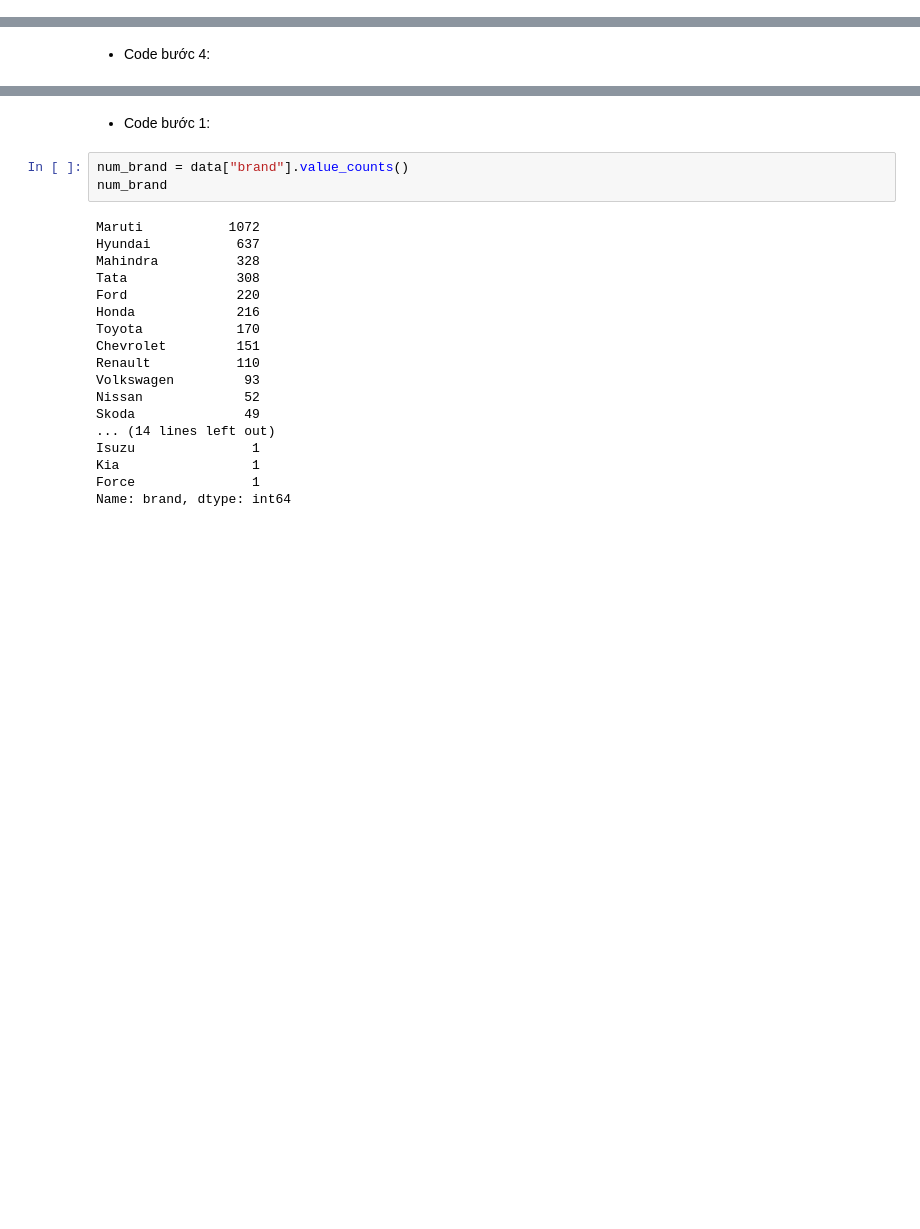
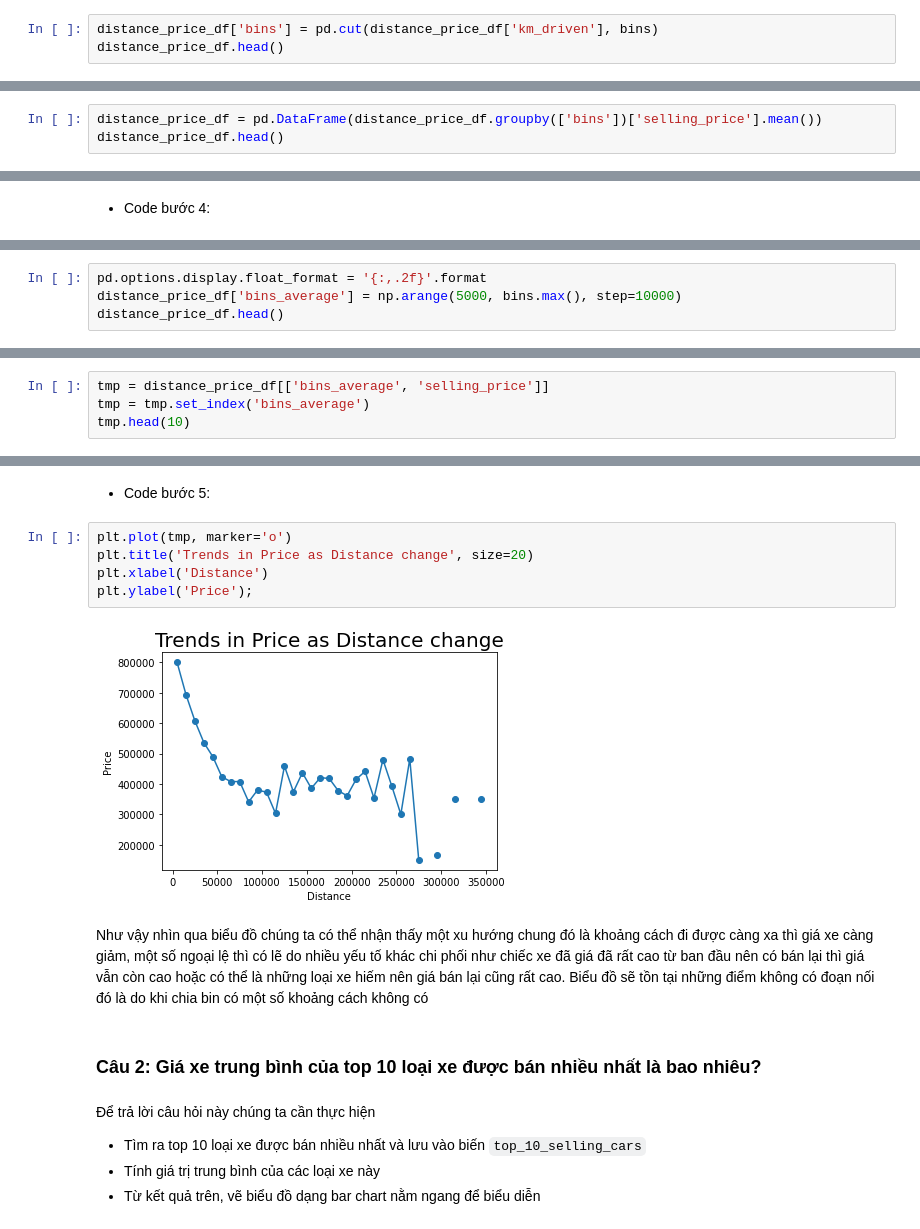
Before and after one commit to syhcmus/LTKHDL, a Jupyter notebook: 18120491_18120540.ipynb, the cells around one changed output, grey strips where cells are left out. Drawn from its saved outputs; the diff is of its cells as text; blank space fills up the shorter version.

```diff
--- a/18120491_18120540.ipynb
+++ b/18120491_18120540.ipynb
@@ -156,0 +326,3 @@ Name: selling_price, dtype: float64
+# %%
+distance_price_df['bins'] = pd.cut(distance_price_df['km_driven'], bins)
+distance_price_df.head()
@@ -174,0 +338,3 @@ Name: selling_price, dtype: float64
+# %%
+distance_price_df = pd.DataFrame(distance_price_df.groupby(['bins'])['selling_price'].mean())
+distance_price_df.head()
@@ -191,0 +351,4 @@ plt.show()
+# %%
+pd.options.display.float_format = '{:,.2f}'.format
+distance_price_df['bins_average'] = np.arange(5000, bins.max(), step=10000)
+distance_price_df.head()
@@ -191,0 +363,4 @@ plt.show()
+# %%
+tmp = distance_price_df[['bins_average', 'selling_price']]
+tmp = tmp.set_index('bins_average')
+tmp.head(10)
@@ -192,23 +380,18 @@ plt.show()
 # %% [markdown]
-- Code bước 1:
+- Code bước 5:
-# %%
-num_brand = data["brand"].value_counts()
-num_brand
-# %% [output]
-Maruti           1072
-Hyundai           637
-Mahindra          328
-Tata              308
-Ford              220
-Honda             216
-Toyota            170
-Chevrolet         151
-Renault           110
-Volkswagen         93
-Nissan             52
-Skoda              49
-... (14 lines left out)
-Isuzu               1
-Kia                 1
-Force               1
-Name: brand, dtype: int64
+# %%
+plt.plot(tmp, marker='o')
+plt.title('Trends in Price as Distance change', size=20)
+plt.xlabel('Distance')
+plt.ylabel('Price');
+# %% [output]
+[figure, added]
+# %% [markdown]
+Như vậy nhìn qua biểu đồ chúng ta có thể nhận thấy một xu hướng chung đó là khoảng cách đi được càng xa thì giá xe càng giảm, một số ngoại lệ thì có lẽ do nhiều yếu tố khác chi phối như chiếc xe đã giá đã rất cao từ ban đầu nên có bán lại thì giá vẫn còn cao hoặc có thể là những loại xe hiếm nên giá bán lại cũng rất cao. Biểu đồ sẽ tồn tại những điểm không có đoạn nối đó là do khi chia bin có một số khoảng cách không có
+# %% [markdown]
+### Câu 2: Giá xe trung bình của top 10 loại xe được bán nhiều nhất là bao nhiêu?
+# %% [markdown]
+Để trả lời câu hỏi này chúng ta cần thực hiện
+- Tìm ra top 10 loại xe được bán nhiều nhất và lưu vào biến `top_10_selling_cars`
+- Tính giá trị trung bình của các loại xe này
+- Từ kết quả trên, vẽ biểu đồ dạng bar chart nằm ngang để biểu diễn
```
Also changed, not shown: parts of 98 cells of this notebook.
